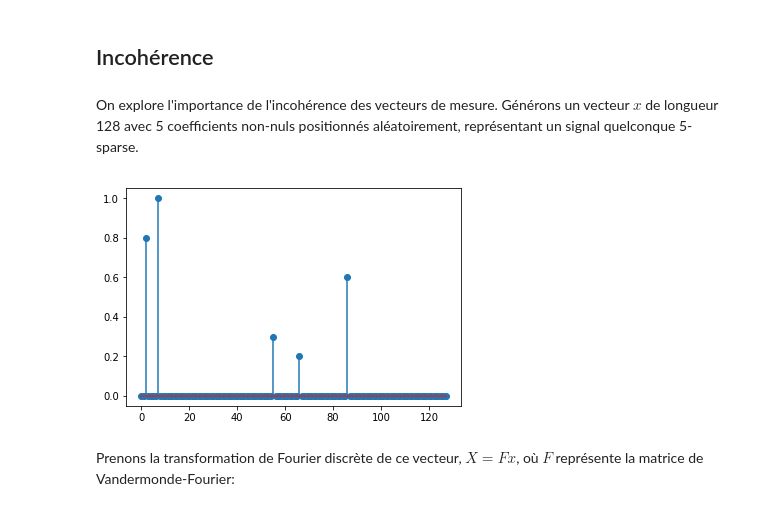
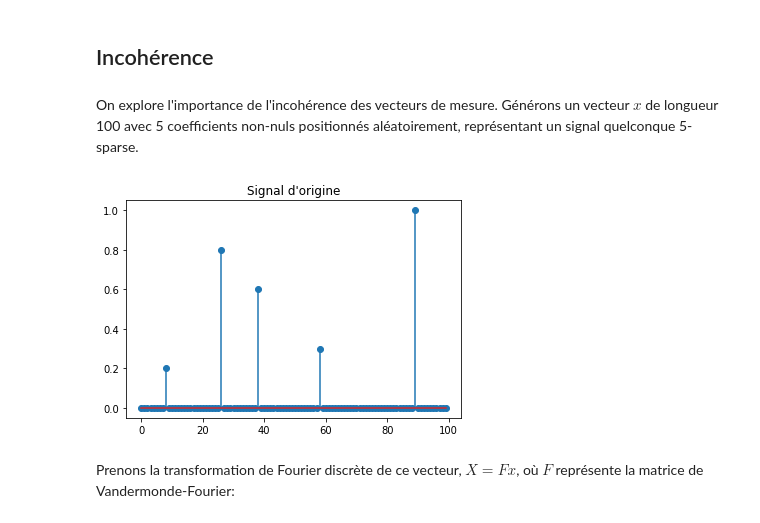
Before and after one commit to xylophong/compressed-sensing-MRI, a Jupyter notebook: CS-MRI_project.ipynb, the cells around one changed output. Saved outputs shown, nothing was run; the diff lists cells and outputs as text; code cells hidden in the pictures.

```diff
--- a/CS-MRI_project.ipynb
+++ b/CS-MRI_project.ipynb
@@ -11,13 +12,14 @@ warnings.filterwarnings('ignore')
 # %% [markdown]
 ## Incohérence
 # %% [markdown]
-On explore l'importance de l'incohérence des vecteurs de mesure. Générons un vecteur $x$ de longueur 128 avec 5 coefficients non-nuls positionnés aléatoirement, représentant un signal quelconque 5-sparse.
+On explore l'importance de l'incohérence des vecteurs de mesure. Générons un vecteur $x$ de longueur 100 avec 5 coefficients non-nuls positionnés aléatoirement, représentant un signal quelconque 5-sparse.
 # %%
-x = np.array([0.2, 0.3, 0.6, 0.8, 1.] + [0] * 123)
+x = np.array([0.2, 0.3, 0.6, 0.8, 1.] + [0] * 95)
 np.random.shuffle(x)
-plt.stem(x);
+plt.stem(x)
+plt.title('Signal d\'origine');
 # %% [output]
-[figure, old version]
+[figure, new version]
 # %% [markdown]
 Prenons la transformation de Fourier discrète de ce vecteur, $X = Fx$, où $F$ représente la matrice de Vandermonde-Fourier:
 # %%
```
Also changed, not shown: parts of 5 cells of this notebook.
